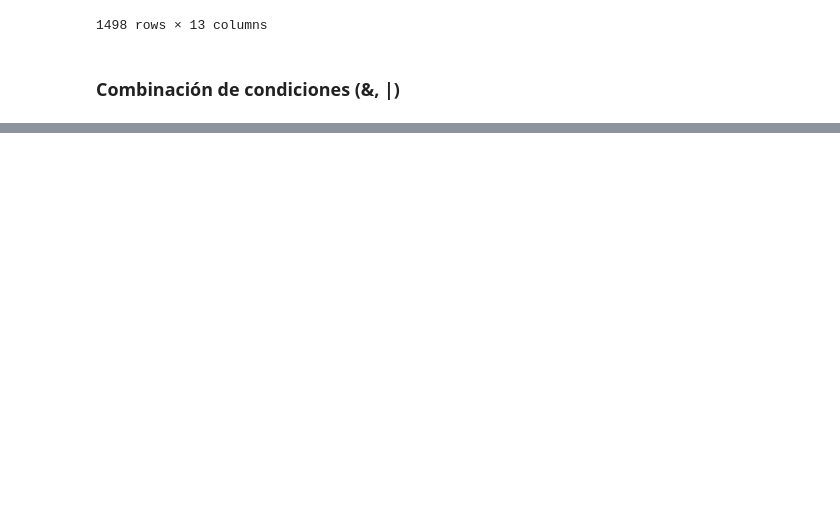
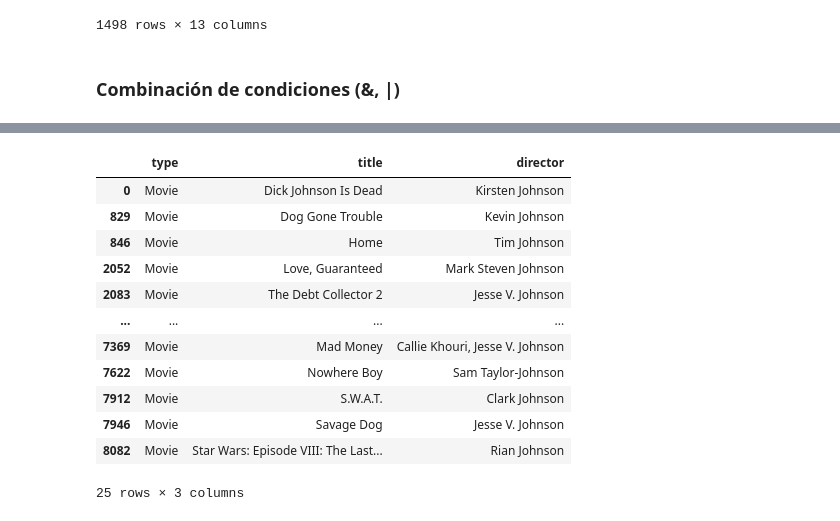
Before and after one commit to GermanStanzione/TT-2C2025-Data-Analitycs-Notebooks, a Jupyter notebook: Clase_6/Mia/Clase_06_NB1.ipynb, the cells around one changed output, grey strips where cells are left out. Saved outputs shown, nothing was run; the diff lists cells and outputs as text; code cells hidden in the pictures; blank space fills up the shorter version.

```diff
--- a/Clase_6/Mia/Clase_06_NB1.ipynb
+++ b/Clase_6/Mia/Clase_06_NB1.ipynb
@@ -282,3 +282,6 @@ df[df["date_added_dt"].dt.year>2020].sort_values(by="release_year", ascending=Fa
 1498 rows × 13 columns
 # %% [markdown]
 ### Combinación de condiciones (&, |)
+# %%
+# Mostrar máximo 10 filas
+pd.set_option("display.max_rows", 10)
@@ -291,3 +316,20 @@ df[df['title'].str.contains('cielo', case=False)] #Con case para el minuscula/ma
+# %%
+# Filtrar las películas cuyo director contiene Johnson
+df[(df["type"]=="Movie") & (df["director"].str.contains("johnson", case=False))][["type", "title", "director"]]
+# %% [output]
+|  | type | title | director |
+| 0 | Movie | Dick Johnson Is Dead | Kirsten Johnson |
+| 829 | Movie | Dog Gone Trouble | Kevin Johnson |
+| 846 | Movie | Home | Tim Johnson |
+| 2052 | Movie | Love, Guaranteed | Mark Steven Johnson |
+| 2083 | Movie | The Debt Collector 2 | Jesse V. Johnson |
+| ... | ... | ... | ... |
+| 7369 | Movie | Mad Money | Callie Khouri, Jesse V. Johnson |
+| 7622 | Movie | Nowhere Boy | Sam Taylor-Johnson |
+| 7912 | Movie | S.W.A.T. | Clark Johnson |
+| 7946 | Movie | Savage Dog | Jesse V. Johnson |
+| 8082 | Movie | Star Wars: Episode VIII: The Last... | Rian Johnson |
+25 rows × 3 columns
 # %%
 # Jugar un poco con el dataframe con las películas Argentinas
 # %%
```
Also changed, not shown: parts of 4 cells of this notebook.
